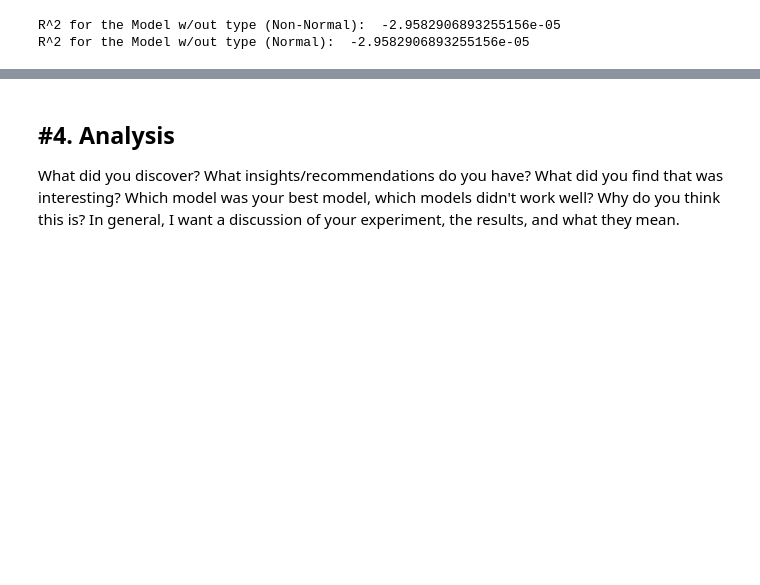
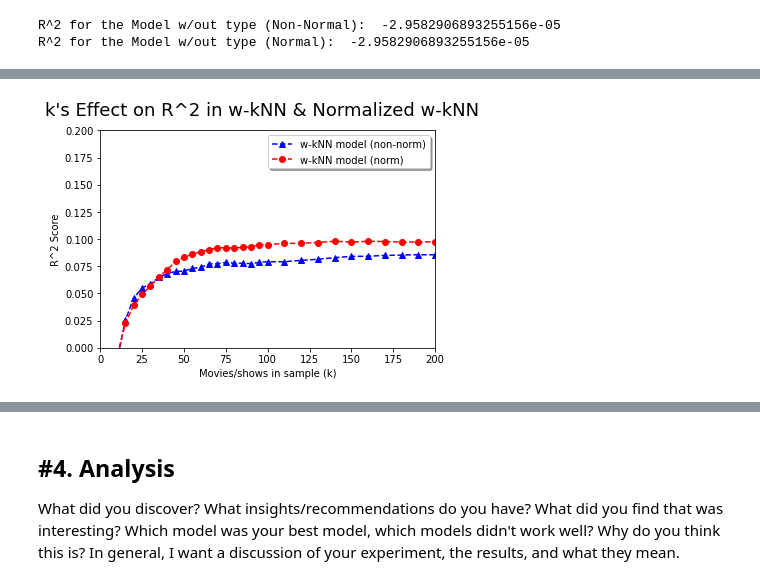
Before and after one commit to j23-cs167/project-2-S-Soluel, a Jupyter notebook: Project2_SamSolheim.ipynb, the cells around one changed output, grey strips where cells are left out. Drawn from its saved outputs; the diff is of its cells as text; code cells hidden in the pictures; blank space fills up the shorter version.

```diff
--- a/Project2_SamSolheim.ipynb
+++ b/Project2_SamSolheim.ipynb
@@ -418,0 +470,16 @@ During the research phase of this project, I decided to implement the following
+# %%
+def tuned_kNN_regression(train, train_sln, test, test_sln, k_vals, method):
+  k_vals_for_loop = k_vals
+  r2_at_k = [] # Initializing a list, r2_at_k, for the resulting accuracies at differing values of k
+
+  for k in k_vals_for_loop:
+    knn_loop = KNeighborsRegressor(n_neighbors = k, weights = method)
+    knn_loop.fit(train, train_sln)
+
+    preds = knn_loop.predict(test)
+
+    r2 = sklearn.metrics.r2_score(test_sln, preds)
+
+    r2_at_k.append(r2)
+
+  return r2_at_k
@@ -418,0 +530,15 @@ During the research phase of this project, I decided to implement the following
+# %%
+number_of_points = len(r2_wkNN_nn) # get the number of points to be in the graph
+
+# Plot this bad boy
+plt.suptitle("k's Effect on R^2 in w-kNN & Normalized w-kNN", fontsize=18)
+plt.xlabel('Movies/shows in sample (k)')
+plt.ylabel('R^2 Score')
+plt.plot(k_vals, r2_wkNN_nn, 'b^--', label='w-kNN model (non-norm)')
+plt.plot(k_vals, r2_wkNN_n, 'ro--', label='w-kNN model (norm)')
+
+plt.legend(loc='best', shadow=True)
+plt.axis([0, 200, 0, .2])
+plt.show()
+# %% [output]
+[figure, added]
```
Also changed, not shown: parts of 23 cells of this notebook.
